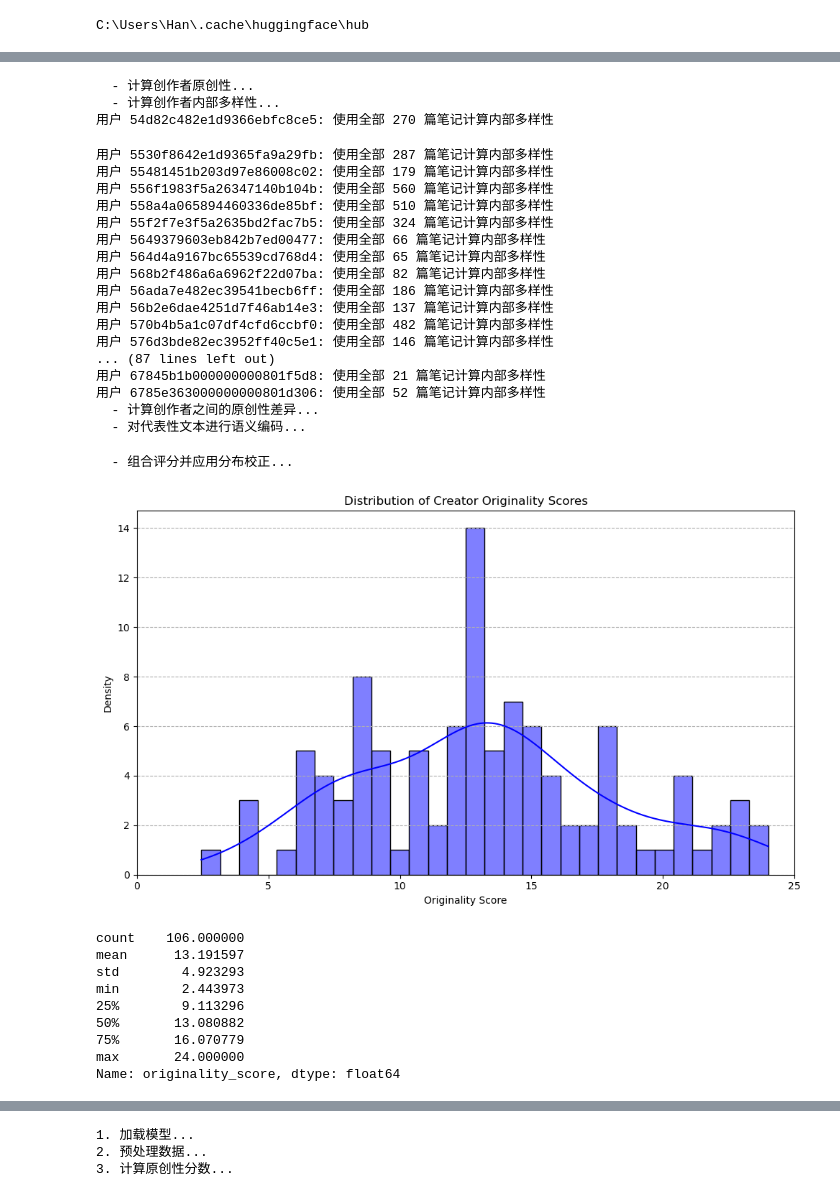
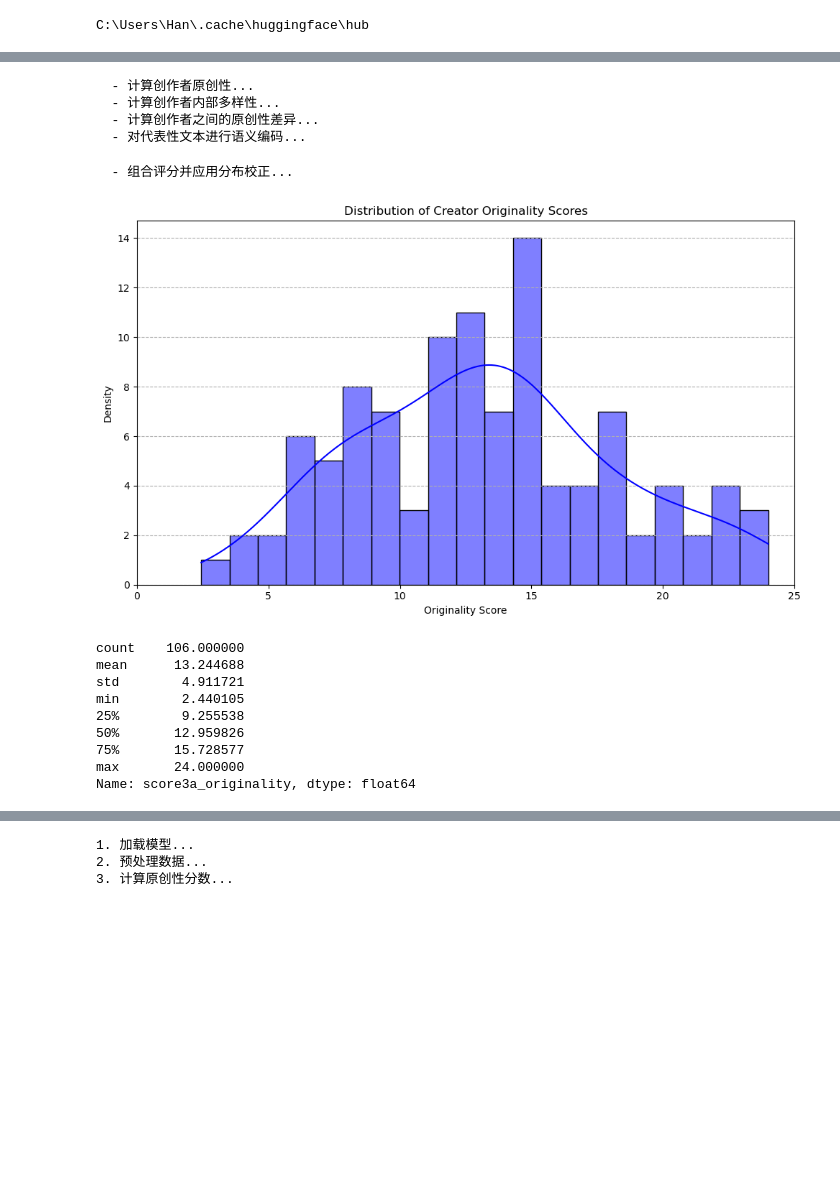
Before and after one commit to Dr-Spicy/MF_KOC, a Jupyter notebook: Scoring/dim.3/content_scoring.ipynb, the cells around one changed output, grey strips where cells are left out. Drawn from its saved outputs; the diff is of its cells as text; code cells hidden in the pictures; blank space fills up the shorter version.

Commit message:
code: dim3 score

```diff
--- a/Scoring/dim.3/content_scoring.ipynb
+++ b/Scoring/dim.3/content_scoring.ipynb
@@ -50,7 +48,7 @@ def load_models():
     models = {}
 
     # 原创性检测模型
-    models['tfidf'] = TfidfVectorizer(max_features=6000)
+    models['tfidf'] = TfidfVectorizer(max_features=8000)
     models['simcse'] = SentenceTransformer('paraphrase-multilingual-MiniLM-L12-v2')
 
     # 情感分析模型
@@ -73,8 +71,8 @@ def preprocess_data(df):
 
     # 创建包含所有用户ID的DataFrame（dim3_score）
     unique_users = df['user_id'].unique()
-    dim3_score = pd.DataFrame({'user_id': unique_users, 'originality_score': 0
-                               , 'vertical_score': 0, 'sentiment_score': 0
-                               , 'keyword_score': 0, 'dim3_score': 0})
+    dim3_score = pd.DataFrame({'user_id': unique_users, 'score3a_originality': 0
+                               , 'score3b_vertical': 0, 'score3c_sentiment': 0
+                               , 'score3d_keyword': 0, 'score3_content_quality': 0})
 
     return df, user_notes, dim3_score
@@ -99,7 +101,7 @@ def calculate_creator_originality(df, dim3_score, models):
 
     # 按创作者分组准备数据
     user_texts = df.groupby('user_id')['semantic_proc_text'].apply(list).to_dict()
-    user_to_indices = df.groupby('user_id').apply(lambda x: x.index.tolist()).to_dict()
+    user_to_indices = {name: group.index.tolist() for name, group in df.groupby('user_id')}
 
     # 存储各项指标
     internal_diversity = {}
@@ -115,7 +117,7 @@ def calculate_creator_originality(df, dim3_score, models):
             internal_diversity[user_id] = 0.8  # 默认中上多样性分数
             continue
 
-        print(f"用户 {user_id}: 使用全部 {len(texts)} 篇笔记计算内部多样性")
+        # print(f"用户 {user_id}: 使用全部 {len(texts)} 篇笔记计算内部多样性")
 
         # 使用所有文本 - 不抽样
         all_texts = texts
@@ -254,65 +256,47 @@ def calculate_creator_originality(df, dim3_score, models):
             elif user_originality[user_id] < 2:
                 user_originality[user_id] = 2 * (user_originality[user_id] / 2)
 
-    # 直接更新dim3_score的originality_score列
+    # 直接更新dim3_score的score3a_originality列
     for user_id, score in user_originality.items():
         idx = dim3_score[dim3_score['user_id'] == user_id].index
         if len(idx) > 0:
-            dim3_score.loc[idx, 'originality_score'] = score
+            dim3_score.loc[idx, 'score3a_originality'] = score
 
     return dim3_score
 # %%
-# 计算创作者原创性评分
-models = load_models()
-df, user_notes, dim3_score = preprocess_data(conts)
+# 获取创作者维度的原创性评分
+dim3_score = calculate_creator_originality(df, dim3_score, models)
+# %% [output]
+  - 计算创作者原创性...
+  - 计算创作者内部多样性...
+  - 计算创作者之间的原创性差异...
+  - 对代表性文本进行语义编码...
+  - 组合评分并应用分布校正...
 # %%
-# 获取创作者维度的原创性评分
-dim3_score = calculate_creator_originality(df, dim3_score, models)
 # plot the histogram of dim3_score
 plt.figure(figsize=(10, 6))
-sns.histplot(dim3_score['originality_score'], bins=30, kde=True, color='blue', stat='count')
+sns.histplot(dim3_score['score3a_originality'], bins=20, kde=True, color='blue', stat='count')
 plt.title('Distribution of Creator Originality Scores')
 plt.xlabel('Originality Score')
 plt.ylabel('Density')
 plt.xlim(0, 25)
 plt.xticks(np.arange(0, 26, 5))
 plt.grid(axis='y', linestyle='--')
 plt.tight_layout()
 plt.savefig('../../Data/processed/dim3_score_distribution.png')
 plt.show()
 
-# get the statistics of dim3_score.originality_score
-dim3_score['originality_score'].describe()
+# get the statistics of dim3_score.score3a_originality
+dim3_score['score3a_originality'].describe()
 # %% [output]
+[figure, new version]
-  - 计算创作者原创性...
-  - 计算创作者内部多样性...
-用户 54d82c482e1d9366ebfc8ce5: 使用全部 270 篇笔记计算内部多样性
+count    106.000000
+mean      13.244688
+std        4.911721
+min        2.440105
+25%        9.255538
+50%       12.959826
+75%       15.728577
+max       24.000000
+Name: score3a_originality, dtype: float64
-用户 5530f8642e1d9365fa9a29fb: 使用全部 287 篇笔记计算内部多样性
-用户 55481451b203d97e86008c02: 使用全部 179 篇笔记计算内部多样性
-用户 556f1983f5a26347140b104b: 使用全部 560 篇笔记计算内部多样性
-用户 558a4a065894460336de85bf: 使用全部 510 篇笔记计算内部多样性
-用户 55f2f7e3f5a2635bd2fac7b5: 使用全部 324 篇笔记计算内部多样性
-用户 5649379603eb842b7ed00477: 使用全部 66 篇笔记计算内部多样性
-用户 564d4a9167bc65539cd768d4: 使用全部 65 篇笔记计算内部多样性
-用户 568b2f486a6a6962f22d07ba: 使用全部 82 篇笔记计算内部多样性
-用户 56ada7e482ec39541becb6ff: 使用全部 186 篇笔记计算内部多样性
-用户 56b2e6dae4251d7f46ab14e3: 使用全部 137 篇笔记计算内部多样性
-用户 570b4b5a1c07df4cfd6ccbf0: 使用全部 482 篇笔记计算内部多样性
-用户 576d3bde82ec3952ff40c5e1: 使用全部 146 篇笔记计算内部多样性
-... (87 lines left out)
-用户 67845b1b000000000801f5d8: 使用全部 21 篇笔记计算内部多样性
-用户 6785e363000000000801d306: 使用全部 52 篇笔记计算内部多样性
-  - 计算创作者之间的原创性差异...
-  - 对代表性文本进行语义编码...
-  - 组合评分并应用分布校正...
-[figure, old version]
-count    106.000000
-mean      13.191597
-std        4.923293
-min        2.443973
-25%        9.113296
-50%       13.080882
-75%       16.070779
-max       24.000000
-Name: originality_score, dtype: float64
 # %%
```
Also changed, not shown: parts of 16 cells of this notebook, 9 other files.
